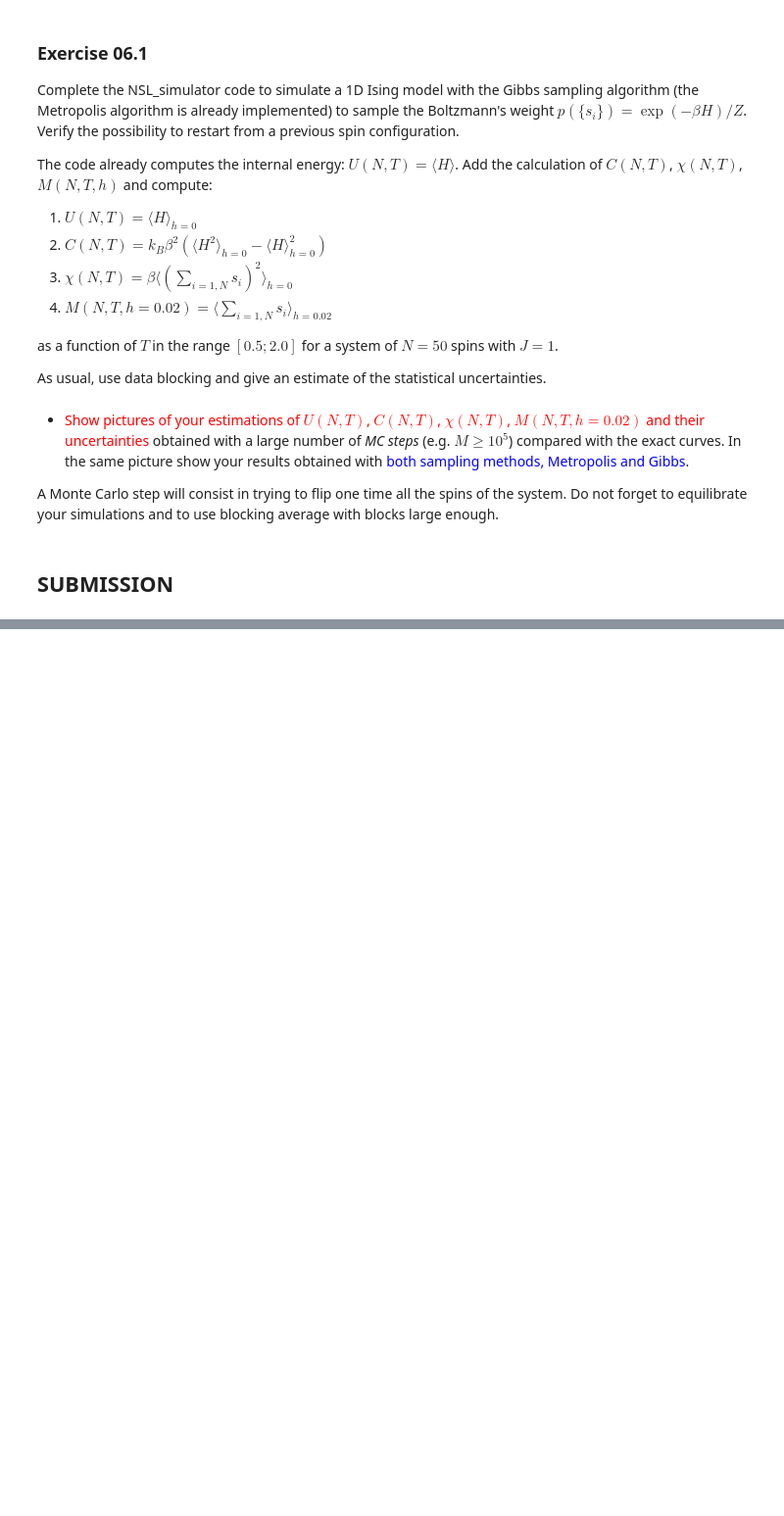
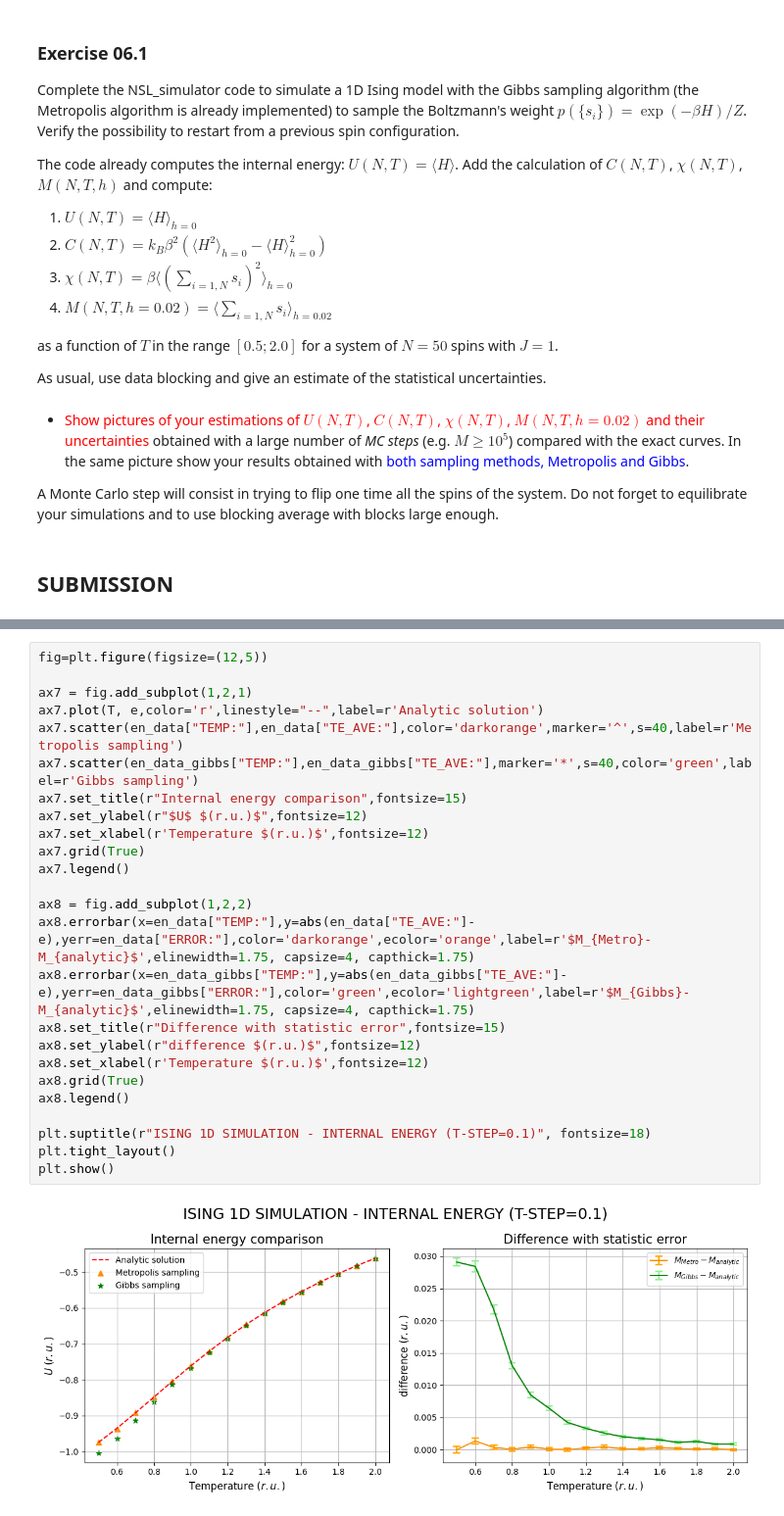
Before and after one commit to lazzerialberto/sim_numerica, a Jupyter notebook: lezione_6/LSN_Exercises_06.ipynb, the cells around one changed output, grey strips where cells are left out. Shown at 98% size. Cells and saved outputs as stored; diff of their text form; blank space fills up the shorter version.

```diff
--- a/lezione_6/LSN_Exercises_06.ipynb
+++ b/lezione_6/LSN_Exercises_06.ipynb
@@ -180,3 +186,30 @@ mag_data=pd.read_fwf("./NSL_SIMULATOR/OUTPUT/magnetization.dat").iloc[:, 1:]
+# %%
+fig=plt.figure(figsize=(12,5))
+
+ax7 = fig.add_subplot(1,2,1)
+ax7.plot(T, e,color='r',linestyle="--",label=r'Analytic solution')
+ax7.scatter(en_data["TEMP:"],en_data["TE_AVE:"],color='darkorange',marker='^',s=40,label=r'Metropolis sampling')
+ax7.scatter(en_data_gibbs["TEMP:"],en_data_gibbs["TE_AVE:"],marker='*',s=40,color='green',label=r'Gibbs sampling')
+ax7.set_title(r"Internal energy comparison",fontsize=15)
+ax7.set_ylabel(r"$U$ $(r.u.)$",fontsize=12)
+ax7.set_xlabel(r'Temperature $(r.u.)$',fontsize=12)
+ax7.grid(True)
+ax7.legend()
+
+ax8 = fig.add_subplot(1,2,2)
+ax8.errorbar(x=en_data["TEMP:"],y=abs(en_data["TE_AVE:"]-e),yerr=en_data["ERROR:"],color='darkorange',ecolor='orange',label=r'$M_{Metro}-M_{analytic}$',elinewidth=1.75, capsize=4, capthick=1.75)
+ax8.errorbar(x=en_data_gibbs["TEMP:"],y=abs(en_data_gibbs["TE_AVE:"]-e),yerr=en_data_gibbs["ERROR:"],color='green',ecolor='lightgreen',label=r'$M_{Gibbs}-M_{analytic}$',elinewidth=1.75, capsize=4, capthick=1.75)
+ax8.set_title(r"Difference with statistic error",fontsize=15)
+ax8.set_ylabel(r"difference $(r.u.)$",fontsize=12)
+ax8.set_xlabel(r'Temperature $(r.u.)$',fontsize=12)
+ax8.grid(True)
+ax8.legend()
+
+plt.suptitle(r"ISING 1D SIMULATION - INTERNAL ENERGY (T-STEP=0.1)", fontsize=18)
+plt.tight_layout()
+plt.show()
+# %% [output]
+[figure, added]
 # %%
 fig=plt.figure(figsize=(12,5))
 
```
Also changed, not shown: parts of 4 cells of this notebook, 16 other files.
